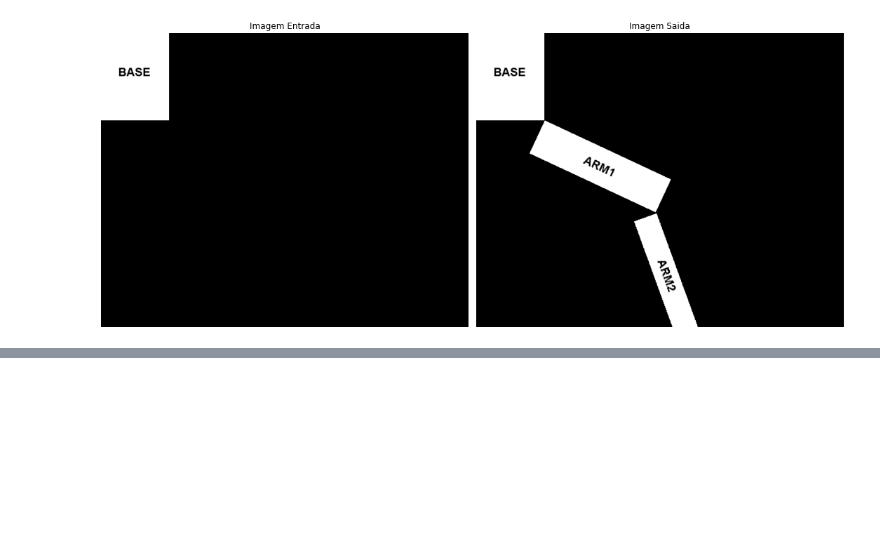
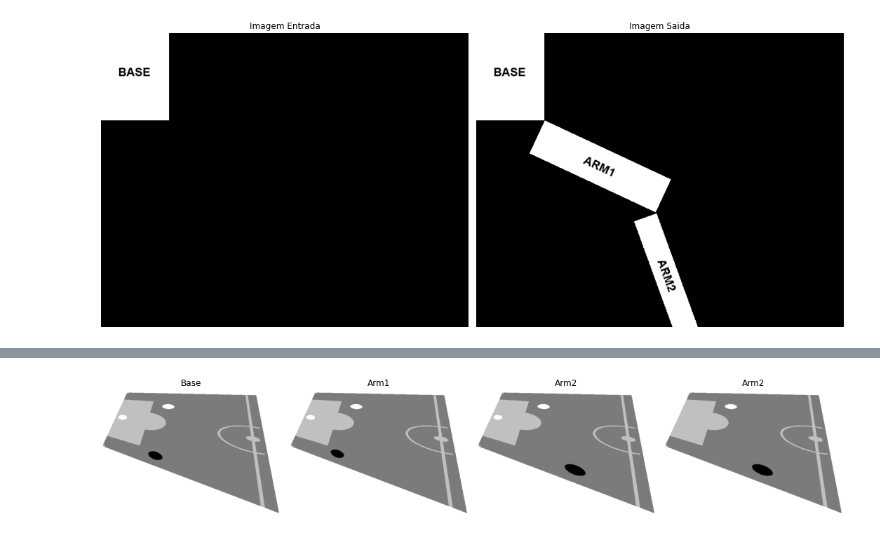
Before and after one commit to fekurita/MachineVision, a Jupyter notebook: APS2/APS2.ipynb, the cells around one changed output, grey strips where cells are left out. Drawn from its saved outputs; the diff is of its cells as text; code cells hidden in the pictures; blank space fills up the shorter version.

```diff
--- a/APS2/APS2.ipynb
+++ b/APS2/APS2.ipynb
@@ -376,0 +364,32 @@ cv2.destroyAllWindows()
+# %%
+Fig_Campo_1= cv2.imread("Figuras_APS2/Fig4_Campo_Persp1.bmp", cv2.IMREAD_GRAYSCALE)
+Fig_Campo_2= cv2.imread("Figuras_APS2/Fig4_Campo_Persp2.bmp", cv2.IMREAD_GRAYSCALE)
+Fig_Campo_3= cv2.imread("Figuras_APS2/Fig4_Campo_Persp3.bmp", cv2.IMREAD_GRAYSCALE)
+Fig_Campo_4= cv2.imread("Figuras_APS2/Fig4_Campo_Persp4.bmp", cv2.IMREAD_GRAYSCALE)
+
+plt.figure(figsize=(15,10))
+
+plt.subplot(1,4,1)
+plt.imshow(Fig_Campo_1, cmap='gray')
+plt.title('Base')
+plt.axis('off')
+
+plt.subplot(1,4,2)
+plt.imshow(Fig_Campo_2, cmap='gray')
+plt.title('Arm1')
+plt.axis('off')
+
+plt.subplot(1,4,3)
+plt.imshow(Fig_Campo_3, cmap='gray')
+plt.title('Arm2')
+plt.axis('off')
+
+plt.subplot(1,4,4)
+plt.imshow(Fig_Campo_4, cmap='gray')
+plt.title('Arm2')
+plt.axis('off')
+
+plt.tight_layout()
+plt.show()
+# %% [output]
+[figure, added]
```
Also changed, not shown: parts of 3 cells of this notebook.
